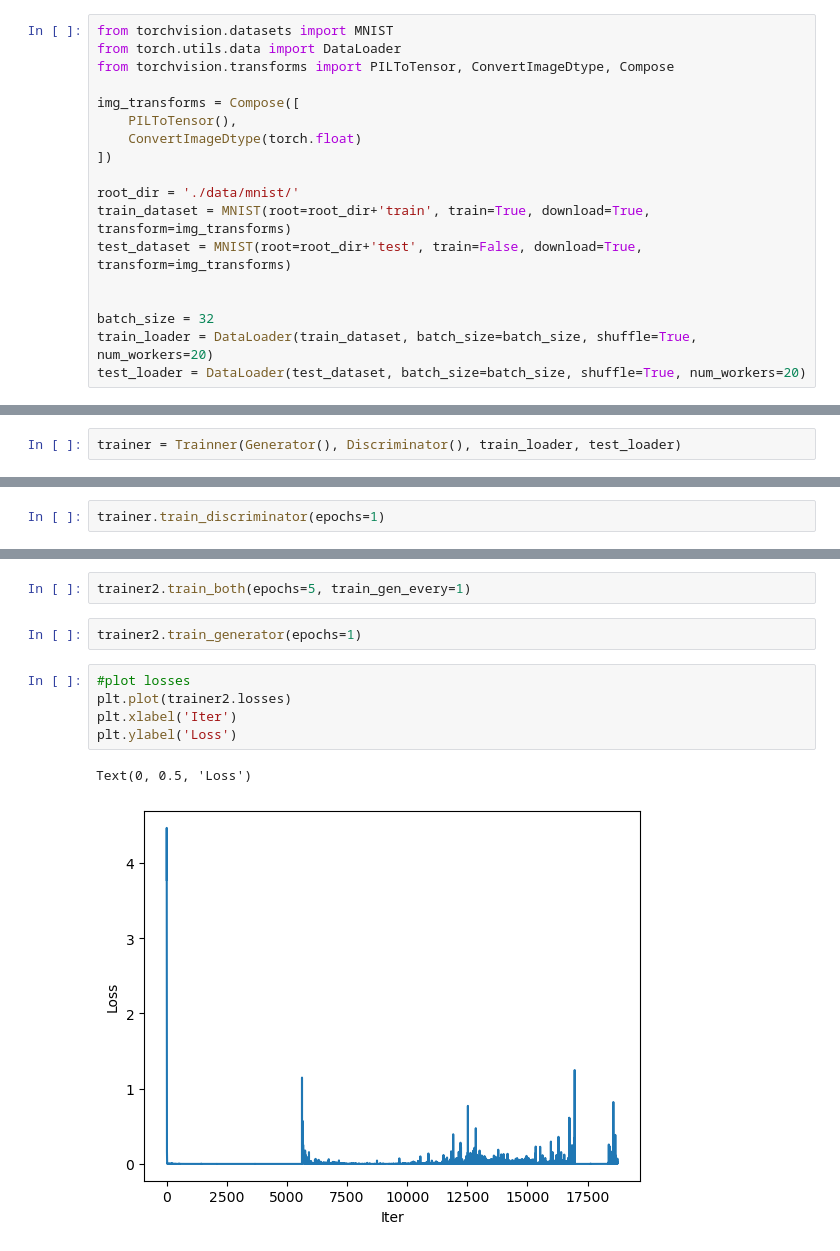
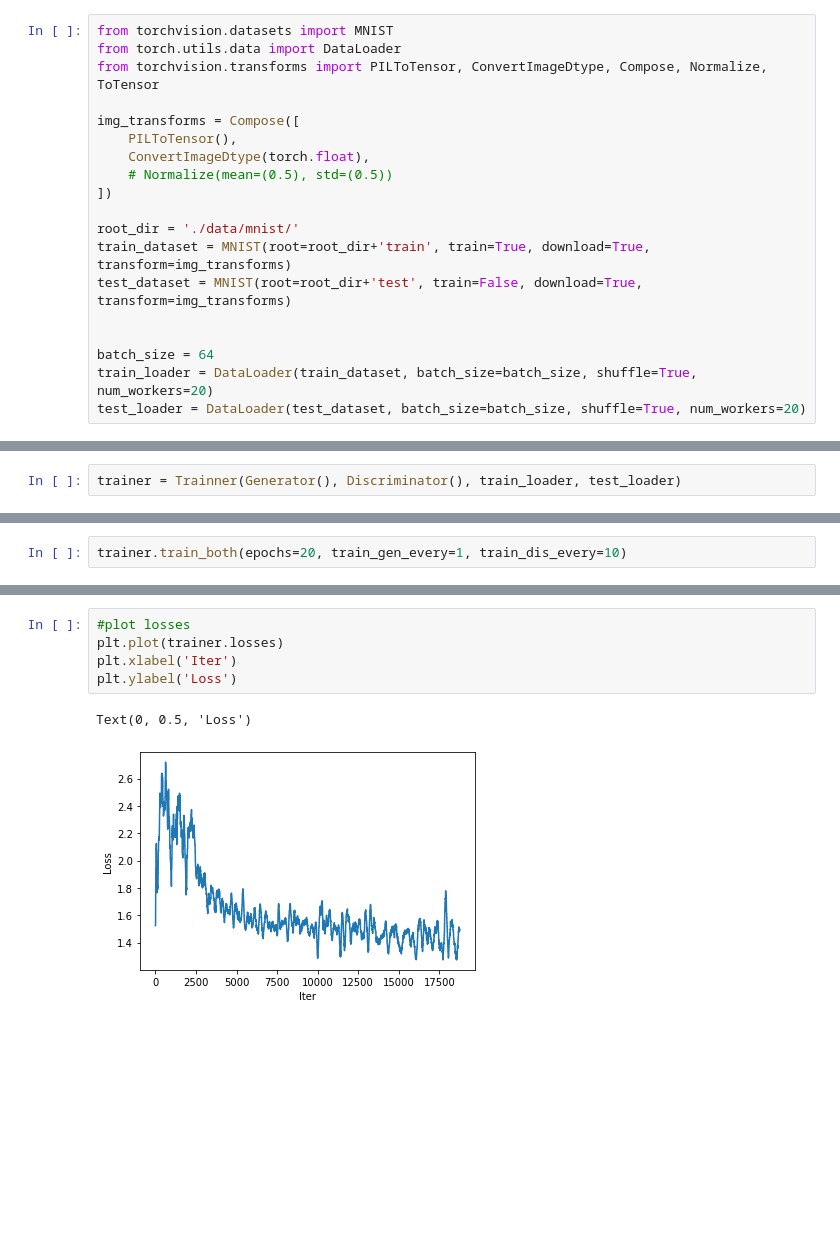
Before and after one commit to dbuos/machine-learning-samples, a Jupyter notebook: DeepConvGAN/deep_conv_gan_mnist.ipynb, the cells around one changed output, grey strips where cells are left out. Cells and saved outputs as stored; diff of their text form; blank space fills up the shorter version.

```diff
--- a/DeepConvGAN/deep_conv_gan_mnist.ipynb
+++ b/DeepConvGAN/deep_conv_gan_mnist.ipynb
@@ -53,11 +11,12 @@ class Generator(Module):
 # %%
 from torchvision.datasets import MNIST
 from torch.utils.data import DataLoader
-from torchvision.transforms import PILToTensor, ConvertImageDtype, Compose
+from torchvision.transforms import PILToTensor, ConvertImageDtype, Compose, Normalize, ToTensor
 
 img_transforms = Compose([
     PILToTensor(),
-    ConvertImageDtype(torch.float)
+    ConvertImageDtype(torch.float),
+    # Normalize(mean=(0.5), std=(0.5))
 ])
 
 root_dir = './data/mnist/'
@@ -65,6 +24,6 @@ train_dataset = MNIST(root=root_dir+'train', train=True, download=True, transfor
 test_dataset = MNIST(root=root_dir+'test', train=False, download=True, transform=img_transforms)
 
 
-batch_size = 32
+batch_size = 64
 train_loader = DataLoader(train_dataset, batch_size=batch_size, shuffle=True, num_workers=20)
 test_loader = DataLoader(test_dataset, batch_size=batch_size, shuffle=True, num_workers=20)
@@ -195,2 +153,2 @@ trainer2 = Trainner(trainer.generator, trainer.discriminator, train_loader, test
 # %%
-trainer.train_discriminator(epochs=1)
+trainer.train_both(epochs=20, train_gen_every=1, train_dis_every=10)
@@ -197,14 +159,10 @@ trainer.train_discriminator(epochs=1)
-# %%
-trainer2.train_both(epochs=5, train_gen_every=1)
-# %%
-trainer2.train_generator(epochs=1)
 # %%
 #plot losses
-plt.plot(trainer2.losses)
+plt.plot(trainer.losses)
 plt.xlabel('Iter')
 plt.ylabel('Loss')
 # %% [output]
 Text(0, 0.5, 'Loss')
-[figure, old version]
+[figure, new version]
 # %%
 #plot losses
```
Also changed, not shown: parts of 16 cells of this notebook, 3 other files.
